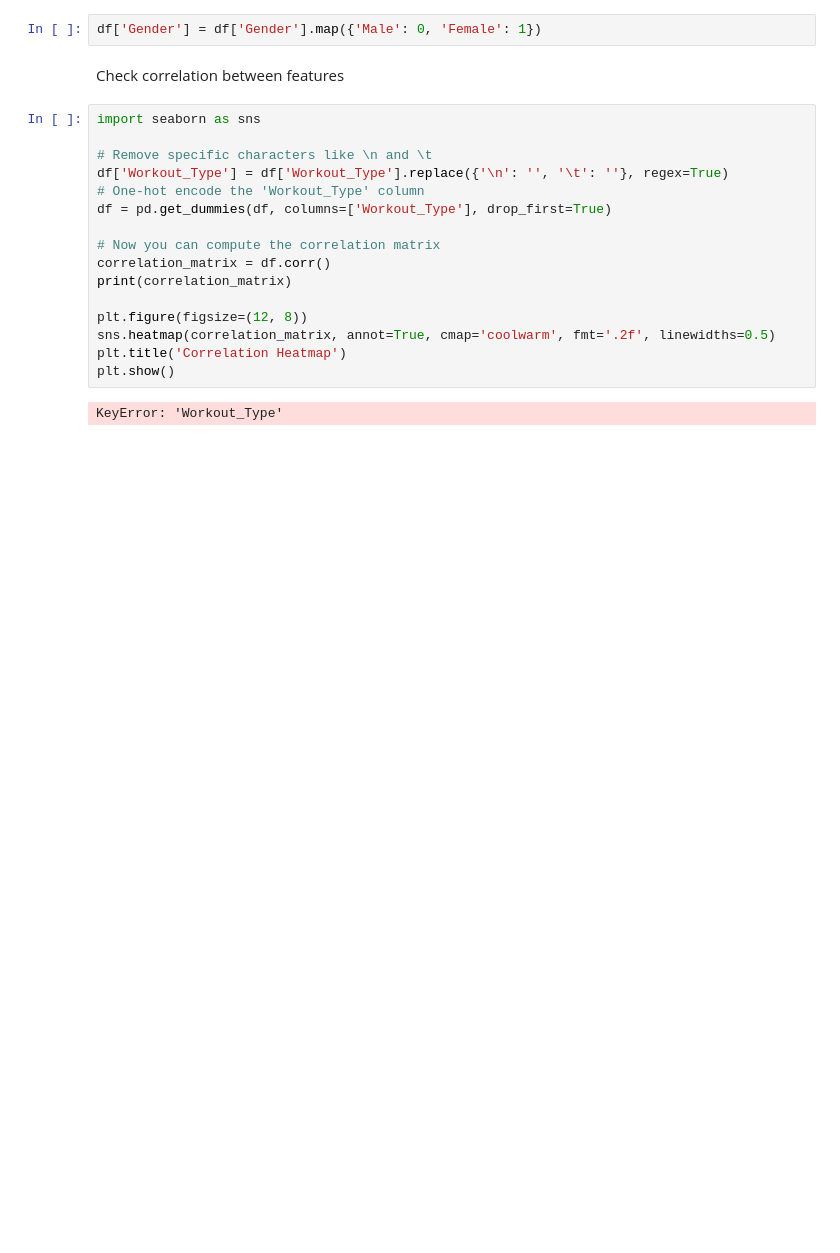
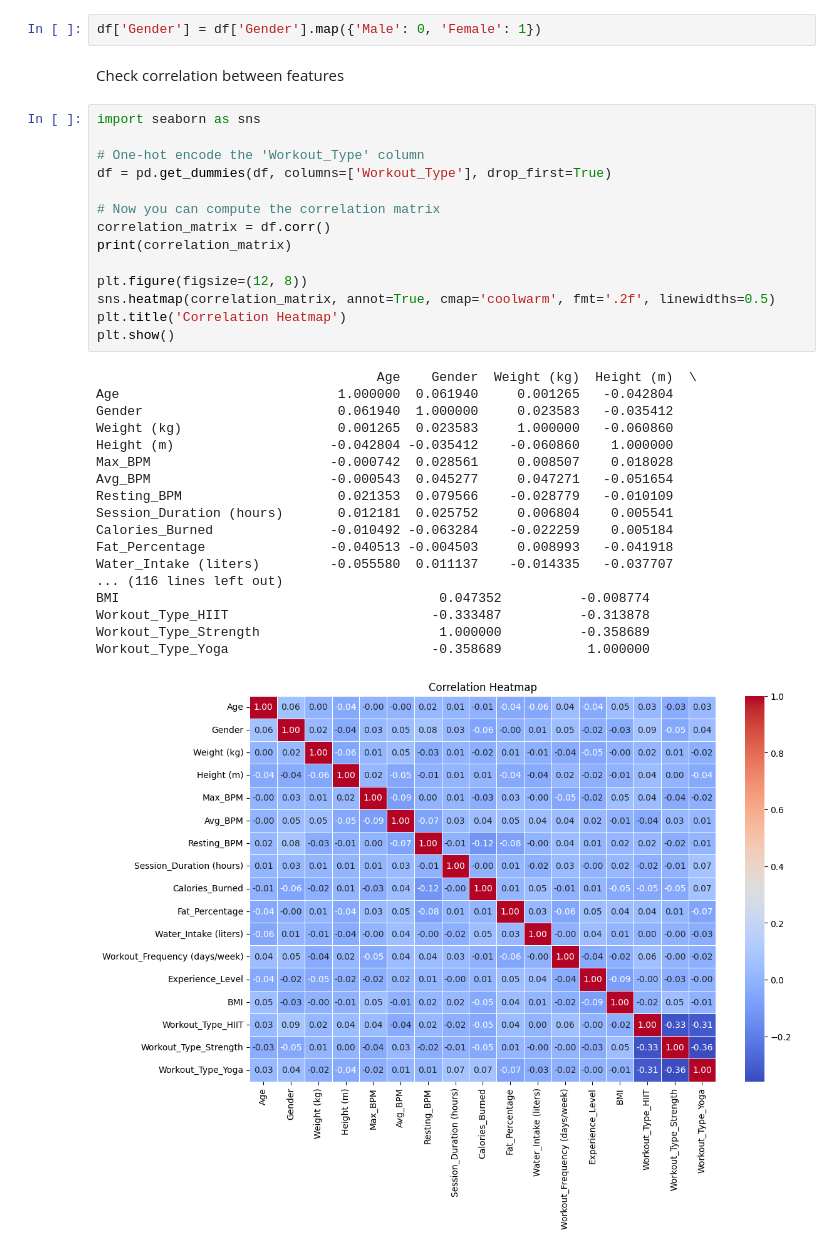
Before and after one commit to william9087/predicting_calories, a Jupyter notebook: burncal.ipynb, the cells around one changed output. Saved outputs shown, nothing was run; the diff lists cells and outputs as text; blank space fills up the shorter version.

```diff
--- a/burncal.ipynb
+++ b/burncal.ipynb
@@ -123,18 +105,33 @@ Check correlation between features
 # %%
 import seaborn as sns
 
-# Remove specific characters like \n and \t
-df['Workout_Type'] = df['Workout_Type'].replace({'\n': '', '\t': ''}, regex=True)
 # One-hot encode the 'Workout_Type' column
 df = pd.get_dummies(df, columns=['Workout_Type'], drop_first=True)
 
 # Now you can compute the correlation matrix
 correlation_matrix = df.corr()
 print(correlation_matrix)
 
 plt.figure(figsize=(12, 8))
 sns.heatmap(correlation_matrix, annot=True, cmap='coolwarm', fmt='.2f', linewidths=0.5)
 plt.title('Correlation Heatmap')
 plt.show()
 # %% [output]
-KeyError: 'Workout_Type'
+                                    Age    Gender  Weight (kg)  Height (m)  \
+Age                            1.000000  0.061940     0.001265   -0.042804
+Gender                         0.061940  1.000000     0.023583   -0.035412
+Weight (kg)                    0.001265  0.023583     1.000000   -0.060860
+Height (m)                    -0.042804 -0.035412    -0.060860    1.000000
+Max_BPM                       -0.000742  0.028561     0.008507    0.018028
+Avg_BPM                       -0.000543  0.045277     0.047271   -0.051654
+Resting_BPM                    0.021353  0.079566    -0.028779   -0.010109
+Session_Duration (hours)       0.012181  0.025752     0.006804    0.005541
+Calories_Burned               -0.010492 -0.063284    -0.022259    0.005184
+Fat_Percentage                -0.040513 -0.004503     0.008993   -0.041918
+Water_Intake (liters)         -0.055580  0.011137    -0.014335   -0.037707
+... (116 lines left out)
+BMI                                         0.047352          -0.008774
+Workout_Type_HIIT                          -0.333487          -0.313878
+Workout_Type_Strength                       1.000000          -0.358689
+Workout_Type_Yoga                          -0.358689           1.000000
+[figure, added]
```
Also changed, not shown: parts of 18 cells of this notebook, 6 other files.
